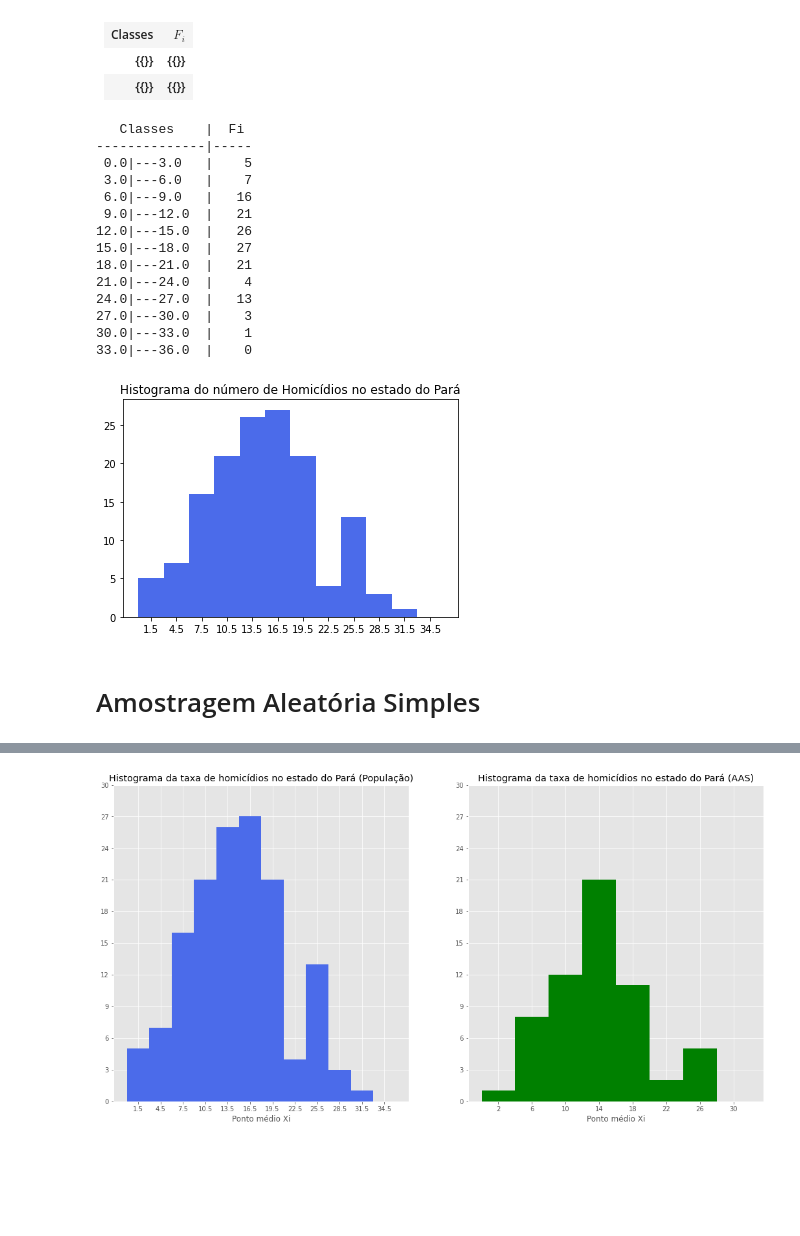
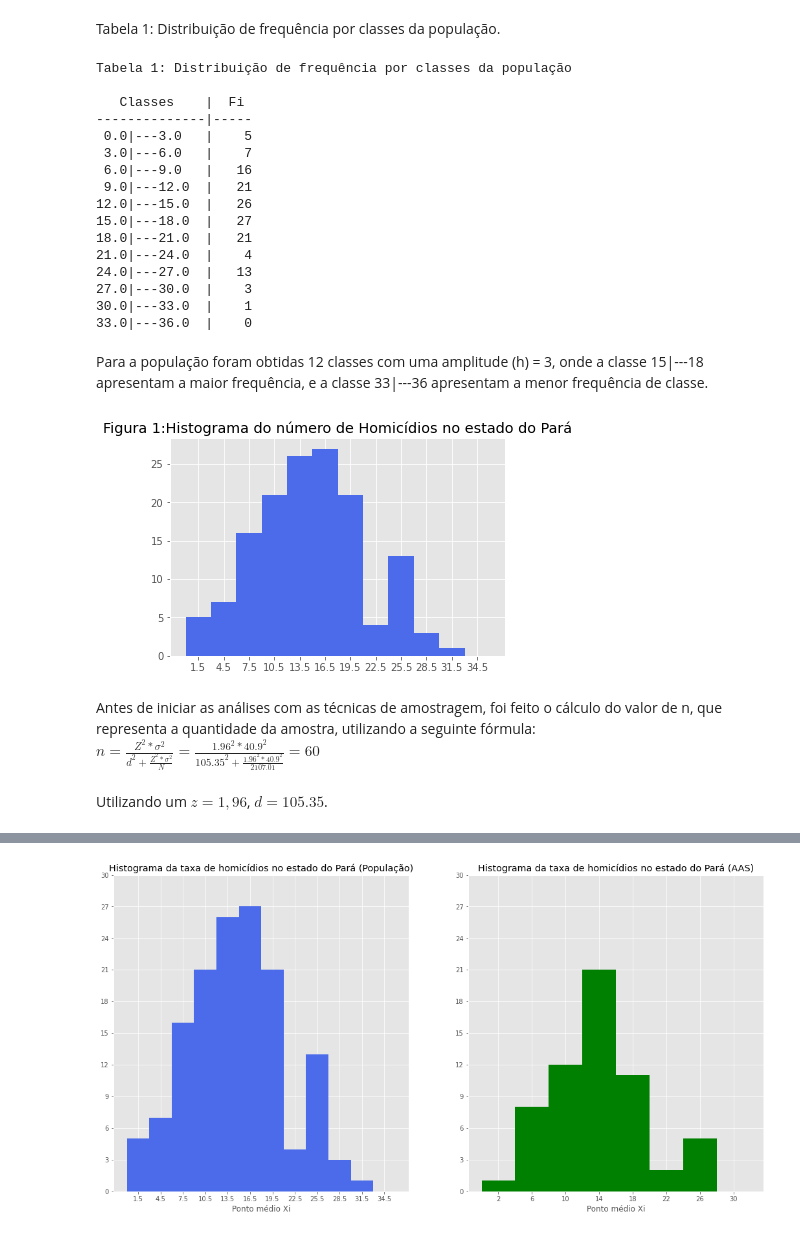
Before and after one commit to rodrigo-sr/amostragem, a Jupyter notebook: amostragem.ipynb, the cells around one changed output, grey strips where cells are left out. Cells and saved outputs as stored; diff of their text form; code cells hidden in the pictures; blank space fills up the shorter version.

```diff
--- a/amostragem.ipynb
+++ b/amostragem.ipynb
@@ -100,27 +104,18 @@ def listas_dict_classes(matriz_numeros):
     return classes,  ponto_medio
 
 classes_p, ponto_medio_p = listas_dict_classes(numeros)
-# %% [markdown]
-<table>
-    <tr>
-        <th>Classes</th>
-        <th>$F_i$</th>
-    </tr>
-    <tr>
-        <th>{{}}</th>
-        <th>{{}}</th>
-    </tr>
-    <tr>
-        <th>{{}}</th>
-        <th>{{}}</th>
-    </tr>
-</table>
+# %% [markdown]
+Tabela 1: Distribuição de frequência por classes da população.
 # %%
+print('Tabela 1: Distribuição de frequência por classes da população')
+print()
 print(f'{"Classes":^13} | {"Fi":^4}')
 print(f'{"-"*14}|{"-"*5}')
 for i, j in classes_p.items():
     print(f'{i:^13} | {j:>4}')
 # %% [output]
+Tabela 1: Distribuição de frequência por classes da população
+
    Classes    |  Fi
 --------------|-----
  0.0|---3.0   |    5
@@ -135,3 +130,5 @@ for i, j in classes_p.items():
 27.0|---30.0  |    3
 30.0|---33.0  |    1
 33.0|---36.0  |    0
+# %% [markdown]
+Para a população foram obtidas 12 classes com uma amplitude (h) = 3, onde a classe 15|---18 apresentam a maior frequência, e a classe 33|---36 apresentam a menor frequência de classe.
@@ -138,15 +138,18 @@ for i, j in classes_p.items():
 # %%
 #plotagem do histograma
 plt.bar(ponto_medio_p, [t for t in classes_p.values()], 3, color='#4B6BEA')
-plt.title('Histograma do número de Homicídios no estado do Pará')
+plt.title('Figura 1:Histograma do número de Homicídios no estado do Pará')
 plt.xticks(ponto_medio_p)
 plt.show()
 # %% [output]
-[figure, old version]
+[figure, new version]
 # %%
 #calcular o a quantidade da amostra "n"
 n = (math.pow(1.96, 2)*math.pow(variancia_p, 2))/(sum(numeros) *
                                                 0.05+math.pow(1.96, 2)*math.pow(variancia_p, 2)/sum(numeros))
 n = math.ceil(n)
-# %% [markdown]
-# Amostragem Aleatória Simples
+# %% [markdown]
+Antes de iniciar as análises com as técnicas de amostragem, foi feito o cálculo do valor de n, que representa a quantidade da amostra, utilizando a seguinte fórmula:
+<br>
+$n = \frac{Z^2*\sigma^2}{d^2 + \frac{Z^2*\sigma^2}{N}} = \frac{1.96^2*40.9^2}{105.35^2 + \frac{1.96^2*40.9^2}{2107.01}} = 60$<br><br>
+Utilizando um $z = 1,96$, $d = 105.35$.
```
Also changed, not shown: parts of 32 cells of this notebook, 1 other file.
